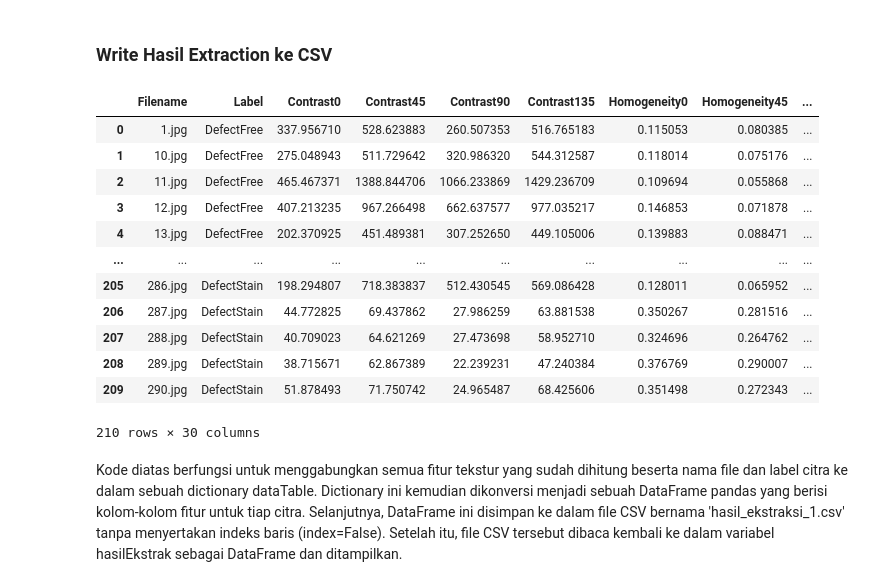
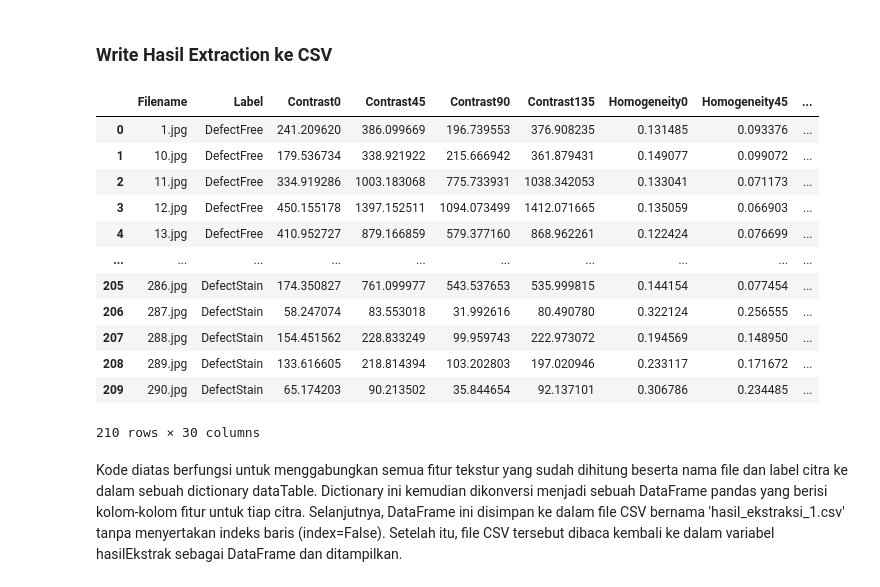
Before and after one commit to Aldiklisman/K10_ProjekPCD, a Jupyter notebook: indahpercobaan2.ipynb, the cells around one changed output. Cells and saved outputs as stored; diff of their text form; code cells hidden in the pictures.

```diff
--- a/indahpercobaan2.ipynb
+++ b/indahpercobaan2.ipynb
@@ -143,6 +143,31 @@ def normalize(img):
     max_val = np.max(img)
     normalized = (img - min_val) * 255.0 / (max_val - min_val)
     return normalized.astype(np.uint8)
+
+def equ(img):
+    hist = np.zeros(256, dtype=float)
+    hImg, wImg = img.shape
+    total_pixels = hImg * wImg
+
+    for y in range(hImg):
+        for x in range(wImg):
+            gray = img[y, x]
+            hist[gray] += 1
+    hist = hist / total_pixels
+
+    hist_eq = np.zeros(256, dtype=int)
+    for i in range(256):
+        sum_prob = 0.0
+        for j in range(i + 1):
+            sum_prob += hist[j]
+        hist_eq[i] = round(255 * sum_prob)
+
+    result = np.zeros_like(img)
+    for y in range(hImg):
+        for x in range(wImg):
+            result[y, x] = hist_eq[img[y, x]]
+
+    return result
 # %% [markdown]
 Kode diatas berfungsi untuk mendefinisikan serangkaian fungsi untuk melakukan pra-pemrosesan citra. Fungsi grayscale() mengubah citra berwarna (BGR) menjadi citra grayscale menggunakan rumus konversi standar berdasarkan persepsi manusia, di mana saluran hijau memiliki bobot terbesar. Fungsi Median() melakukan penyaringan median terhadap citra grayscale, yang berfungsi untuk mengurangi noise dengan mengganti setiap piksel dengan nilai median dari lingkungan sekitarnya. Filter ini diterapkan menggunakan padding mode 'edge' agar ukuran citra tetap sama. Selanjutnya, fungsi convEdge() menerapkan operasi konvolusi secara manual menggunakan kernel yang diberikan untuk mendeteksi pola tertentu dalam citra, seperti tepi atau tekstur. Fungsi ini menjadi dasar untuk fungsi prewit(), yang menerapkan operator Prewitt menggunakan dua kernel konvolusi untuk mendeteksi tepi secara horizontal (kPrewittX) dan vertikal (kPrewittY). Hasil akhir adalah citra tepi yang dihasilkan dari gabungan magnitudo kedua arah gradien. Terakhir, fungsi normalize() digunakan untuk melakukan normalisasi intensitas piksel citra ke rentang 0–255. Ini penting untuk memastikan konsistensi skala antar gambar sebelum digunakan dalam analisis lanjutan seperti klasifikasi atau ekstraksi fitur.
 # %% [markdown]
@@ -151,10 +176,13 @@ Kode diatas berfungsi untuk mendefinisikan serangkaian fungsi untuk melakukan pr
 dataPreprocessed = []
 for i in range(len(data)):
     img = data[i]
+
     img_gray = grayscale(img)
-    img_median = Median(img_gray, 9, 9)
+    img_equalized = equ(img_gray)
+    img_median = Median(img_equalized, 9, 9)
     img_prewitt = prewit(img_median)
     img_normalized = normalize(img_prewitt)
+
     dataPreprocessed.append(img_normalized)
 # %% [markdown]
 Kode diatas berfungsi untuk menerapkan tahapan pra-pemrosesan citra secara berurutan pada seluruh data gambar yang telah dimuat sebelumnya. Setiap gambar dalam array data akan diproses satu per satu melalui beberapa fungsi yang telah didefinisikan sebelumnya. Seluruh hasil citra yang telah diproses disimpan dalam list dataPreprocessed sebagai dataset baru.
@@ -326,31 +354,31 @@ Kode diatas berfungsi untuk mengekstrak berbagai fitur tekstur dari matriks GLCM
 # %%
 dataTable = {'Filename': file_name, 'Label': labels,
         'Contrast0': Kontras0, 'Contrast45': Kontras45, 'Contrast90': Kontras90, 'Contrast135': Kontras135,
         'Homogeneity0': homogenity0, 'Homogeneity45': homogenity45, 'Homogeneity90': homogenity90, 'Homogeneity135': homogenity135,
         'Dissimilarity0': dissimilarity0, 'Dissimilarity45': dissimilarity45, 'Dissimilarity90': dissimilarity90, 'Dissimilarity135': dissimilarity135,
         'Entropy0': entropy0, 'Entropy45': entropy45, 'Entropy90': entropy90, 'Entropy135': entropy135,
         'ASM0': ASM0, 'ASM45': ASM45, 'ASM90': ASM90, 'ASM135': ASM135,
         'Energy0': energy0, 'Energy45': energy45, 'Energy90': energy90, 'Energy135': energy135,
         'Correlation0': correlation0, 'Correlation45': correlation45, 'Correlation90': correlation90, 'Correlation135': correlation135,
         }
 df = pd.DataFrame(dataTable)
-df.to_csv('hasil_ekstraksi_1.csv', index=False)
+df.to_csv('hasil_ekstraksi_2.csv', index=False)
 
-hasilEkstrak = pd.read_csv('hasil_ekstraksi_1.csv')
+hasilEkstrak = pd.read_csv('hasil_ekstraksi_2.csv')
 hasilEkstrak
 # %% [output]
 |  | Filename | Label | Contrast0 | Contrast45 | Contrast90 | Contrast135 | Homogeneity0 | Homogeneity45 | ... |
-| 0 | 1.jpg | DefectFree | 337.956710 | 528.623883 | 260.507353 | 516.765183 | 0.115053 | 0.080385 | ... |
-| 1 | 10.jpg | DefectFree | 275.048943 | 511.729642 | 320.986320 | 544.312587 | 0.118014 | 0.075176 | ... |
-| 2 | 11.jpg | DefectFree | 465.467371 | 1388.844706 | 1066.233869 | 1429.236709 | 0.109694 | 0.055868 | ... |
-| 3 | 12.jpg | DefectFree | 407.213235 | 967.266498 | 662.637577 | 977.035217 | 0.146853 | 0.071878 | ... |
-| 4 | 13.jpg | DefectFree | 202.370925 | 451.489381 | 307.252650 | 449.105006 | 0.139883 | 0.088471 | ... |
+| 0 | 1.jpg | DefectFree | 241.209620 | 386.099669 | 196.739553 | 376.908235 | 0.131485 | 0.093376 | ... |
+| 1 | 10.jpg | DefectFree | 179.536734 | 338.921922 | 215.666942 | 361.879431 | 0.149077 | 0.099072 | ... |
+| 2 | 11.jpg | DefectFree | 334.919286 | 1003.183068 | 775.733931 | 1038.342053 | 0.133041 | 0.071173 | ... |
+| 3 | 12.jpg | DefectFree | 450.155178 | 1397.152511 | 1094.073499 | 1412.071665 | 0.135059 | 0.066903 | ... |
+| 4 | 13.jpg | DefectFree | 410.952727 | 879.166859 | 579.377160 | 868.962261 | 0.122424 | 0.076699 | ... |
 | ... | ... | ... | ... | ... | ... | ... | ... | ... | ... |
-| 205 | 286.jpg | DefectStain | 198.294807 | 718.383837 | 512.430545 | 569.086428 | 0.128011 | 0.065952 | ... |
-| 206 | 287.jpg | DefectStain | 44.772825 | 69.437862 | 27.986259 | 63.881538 | 0.350267 | 0.281516 | ... |
-| 207 | 288.jpg | DefectStain | 40.709023 | 64.621269 | 27.473698 | 58.952710 | 0.324696 | 0.264762 | ... |
-| 208 | 289.jpg | DefectStain | 38.715671 | 62.867389 | 22.239231 | 47.240384 | 0.376769 | 0.290007 | ... |
-| 209 | 290.jpg | DefectStain | 51.878493 | 71.750742 | 24.965487 | 68.425606 | 0.351498 | 0.272343 | ... |
+| 205 | 286.jpg | DefectStain | 174.350827 | 761.099977 | 543.537653 | 535.999815 | 0.144154 | 0.077454 | ... |
+| 206 | 287.jpg | DefectStain | 58.247074 | 83.553018 | 31.992616 | 80.490780 | 0.322124 | 0.256555 | ... |
+| 207 | 288.jpg | DefectStain | 154.451562 | 228.833249 | 99.959743 | 222.973072 | 0.194569 | 0.148950 | ... |
+| 208 | 289.jpg | DefectStain | 133.616605 | 218.814394 | 103.202803 | 197.020946 | 0.233117 | 0.171672 | ... |
+| 209 | 290.jpg | DefectStain | 65.174203 | 90.213502 | 35.844654 | 92.137101 | 0.306786 | 0.234485 | ... |
 210 rows × 30 columns
 # %% [markdown]
 Kode diatas berfungsi untuk menggabungkan semua fitur tekstur yang sudah dihitung beserta nama file dan label citra ke dalam sebuah dictionary dataTable. Dictionary ini kemudian dikonversi menjadi sebuah DataFrame pandas yang berisi kolom-kolom fitur untuk tiap citra. Selanjutnya, DataFrame ini disimpan ke dalam file CSV bernama 'hasil_ekstraksi_1.csv' tanpa menyertakan indeks baris (index=False). Setelah itu, file CSV tersebut dibaca kembali ke dalam variabel hasilEkstrak sebagai DataFrame dan ditampilkan.
```
Also changed, not shown: parts of 7 cells of this notebook, 2 other files.
